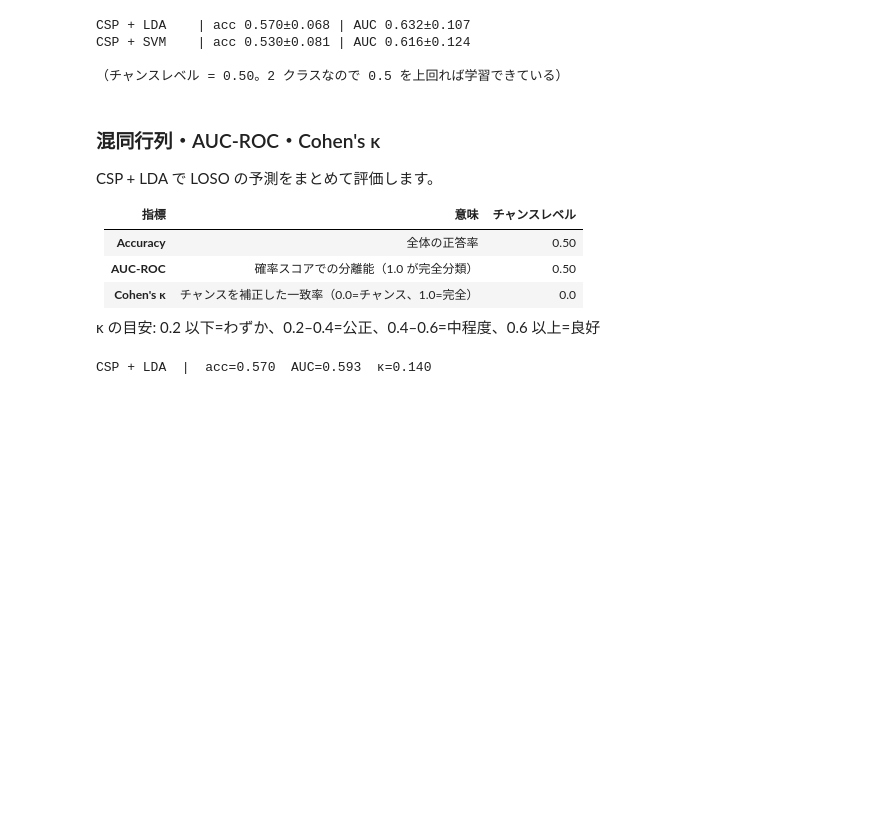
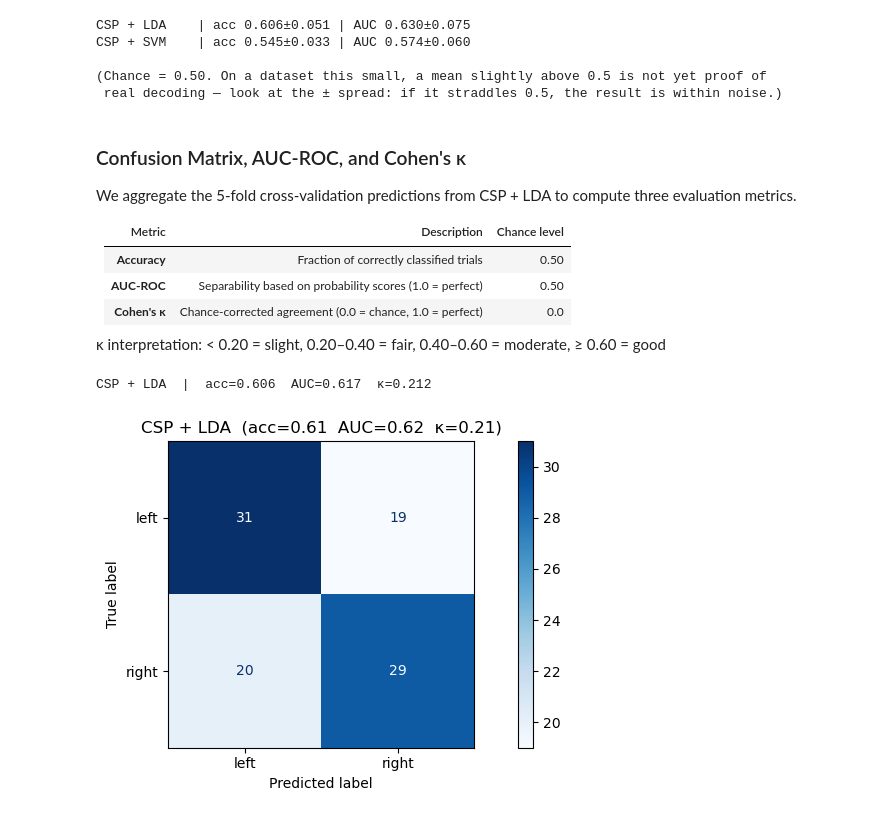
Before and after one commit to yama60511/MotorImageryDemo, a Jupyter notebook: notebooks/01_csp_ml_classical_decoder.ipynb, the cells around one changed output. Cells and saved outputs as stored; diff of their text form; code cells hidden in the pictures; blank space fills up the shorter version.

```diff
--- a/notebooks/01_csp_ml_classical_decoder.ipynb
+++ b/notebooks/01_csp_ml_classical_decoder.ipynb
@@ -182,5 +307,7 @@ CSP と分類器（LDA や SVM）を `Pipeline` でつなぎ、交差検証で
 # %%
-logo = LeaveOneGroupOut()
+# Stratified 5-fold: random split, but each fold keeps the left/right balance.
+# (For multi-day data use LeaveOneGroupOut(groups=ds.session) instead — see note above.)
+skf = StratifiedKFold(n_splits=5, shuffle=True, random_state=0)
 
 pipelines = {
     "CSP + LDA": Pipeline([("csp", CSP(n_components=4, reg="ledoit_wolf", log=True)), ("clf", LDA())]),
@@ -188,45 +315,53 @@ pipelines = {
                             ("clf", SVC(kernel="rbf", C=1.0))]),
 }
 
+# cross_validate fits each fold once and reports several metrics at the same time
+# (cheaper than calling cross_val_score separately for accuracy and AUC).
 for name, pipe in pipelines.items():
-    scores = cross_val_score(pipe, X, y, groups=ds.session, cv=logo, scoring="accuracy")
-    auc    = cross_val_score(pipe, X, y, groups=ds.session, cv=logo, scoring="roc_auc")
-    print(f"{name:12s} | acc {scores.mean():.3f}±{scores.std():.3f}"
+    cv = cross_validate(pipe, X, y, cv=skf,
+                        scoring=["accuracy", "roc_auc"])
+    acc, auc = cv["test_accuracy"], cv["test_roc_auc"]
+    print(f"{name:12s} | acc {acc.mean():.3f}±{acc.std():.3f}"
           f" | AUC {auc.mean():.3f}±{auc.std():.3f}")
 
-print("\n（チャンスレベル = 0.50。2 クラスなので 0.5 を上回れば学習できている）")
+print("\n(Chance = 0.50. On a dataset this small, a mean slightly above 0.5 is not yet proof of\n"
+      " real decoding — look at the ± spread: if it straddles 0.5, the result is within noise.)")
 # %% [output]
-CSP + LDA    | acc 0.570±0.068 | AUC 0.632±0.107
-CSP + SVM    | acc 0.530±0.081 | AUC 0.616±0.124
+CSP + LDA    | acc 0.606±0.051 | AUC 0.630±0.075
+CSP + SVM    | acc 0.545±0.033 | AUC 0.574±0.060
 
-（チャンスレベル = 0.50。2 クラスなので 0.5 を上回れば学習できている）
+(Chance = 0.50. On a dataset this small, a mean slightly above 0.5 is not yet proof of
+ real decoding — look at the ± spread: if it straddles 0.5, the result is within noise.)
 # %% [markdown]
-### 混同行列・AUC-ROC・Cohen's κ
+### Confusion Matrix, AUC-ROC, and Cohen's κ
 
-CSP + LDA で LOSO の予測をまとめて評価します。
+We aggregate the 5-fold cross-validation predictions from CSP + LDA to compute three evaluation metrics.
 
-| 指標 | 意味 | チャンスレベル |
+| Metric | Description | Chance level |
 |---|---|---|
-| **Accuracy** | 全体の正答率 | 0.50 |
-| **AUC-ROC** | 確率スコアでの分離能（1.0 が完全分類） | 0.50 |
-| **Cohen's κ** | チャンスを補正した一致率（0.0=チャンス、1.0=完全） | 0.0 |
+| **Accuracy** | Fraction of correctly classified trials | 0.50 |
+| **AUC-ROC** | Separability based on probability scores (1.0 = perfect) | 0.50 |
+| **Cohen's κ** | Chance-corrected agreement (0.0 = chance, 1.0 = perfect) | 0.0 |
 
-κ の目安: 0.2 以下=わずか、0.2–0.4=公正、0.4–0.6=中程度、0.6 以上=良好
+κ interpretation: < 0.20 = slight, 0.20–0.40 = fair, 0.40–0.60 = moderate, ≥ 0.60 = good
 # %%
 pipe = Pipeline([("csp", CSP(n_components=4, reg="ledoit_wolf", log=True)), ("clf", LDA())])
-y_pred  = cross_val_predict(pipe, X, y, groups=ds.session, cv=logo)
-y_proba = cross_val_predict(pipe, X, y, groups=ds.session, cv=logo, method="predict_proba")
+# one CV pass gives the class probabilities; the hard label is just its argmax,
+# so predictions and probabilities are guaranteed to agree.
+y_proba = cross_val_predict(pipe, X, y, cv=skf, method="predict_proba")
+y_pred  = y_proba.argmax(1)
 
 acc   = (y_pred == y).mean()
 auc   = roc_auc_score(y, y_proba[:, 1])
 kappa = cohen_kappa_score(y, y_pred)
 print(f"CSP + LDA  |  acc={acc:.3f}  AUC={auc:.3f}  κ={kappa:.3f}")
 
 cm = confusion_matrix(y, y_pred)
 disp = ConfusionMatrixDisplay(cm, display_labels=[U.CLASS_NAMES[0], U.CLASS_NAMES[1]])
 disp.plot(cmap="Blues", values_format="d")
 plt.title(f"CSP + LDA  (acc={acc:.2f}  AUC={auc:.2f}  κ={kappa:.2f})")
 plt.tight_layout(); plt.show()
 # %% [output]
-CSP + LDA  |  acc=0.570  AUC=0.593  κ=0.140
+CSP + LDA  |  acc=0.606  AUC=0.617  κ=0.212
+[figure, added]
 # %% [markdown]
```
Also changed, not shown: parts of 27 cells of this notebook, 3 other files.
